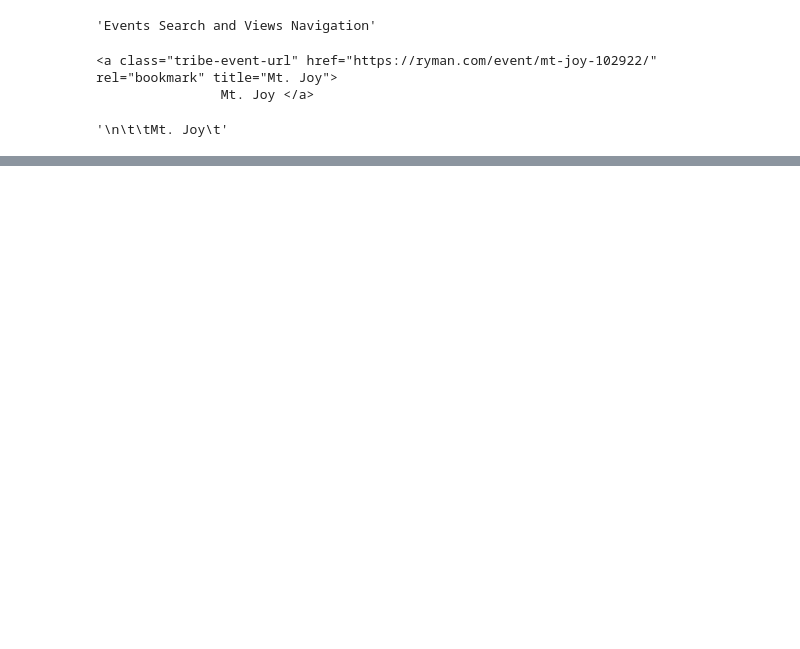
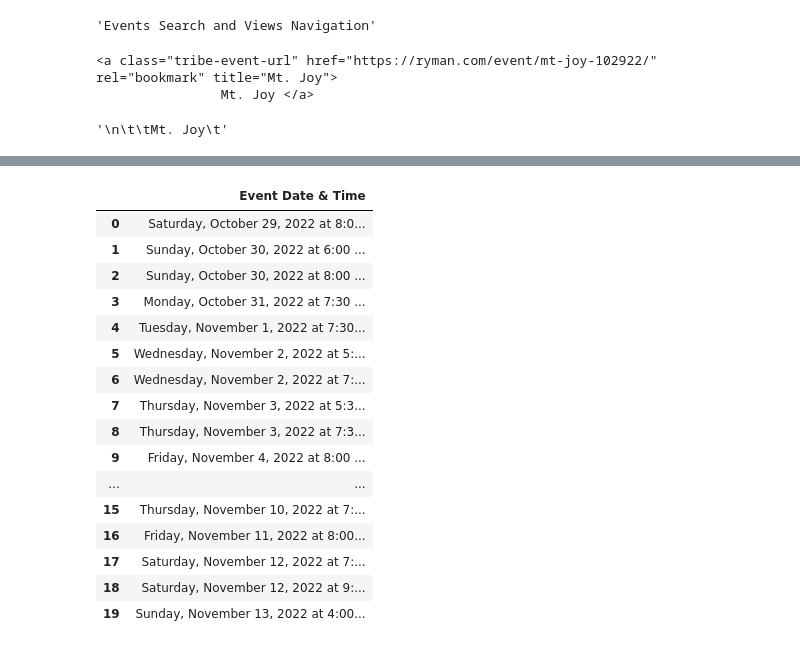
Before and after one commit to NSS-Data-Analytics-Cohort-7/web-scraping-ryman-dthomasson8, a Jupyter notebook: notebook/Ryman_Webscraping.ipynb, the cells around one changed output, grey strips where cells are left out. Cells and saved outputs as stored; diff of their text form; code cells hidden in the pictures; blank space fills up the shorter version.

```diff
--- a/notebook/Ryman_Webscraping.ipynb
+++ b/notebook/Ryman_Webscraping.ipynb
@@ -133,0 +159,20 @@ datetime_text =
+# %%
+datetime_df
+# %% [output]
+|  | Event Date & Time |
+| 0 | Saturday, October 29, 2022 at 8:0... |
+| 1 | Sunday, October 30, 2022 at 6:00 ... |
+| 2 | Sunday, October 30, 2022 at 8:00 ... |
+| 3 | Monday, October 31, 2022 at 7:30 ... |
+| 4 | Tuesday, November 1, 2022 at 7:30... |
+| 5 | Wednesday, November 2, 2022 at 5:... |
+| 6 | Wednesday, November 2, 2022 at 7:... |
+| 7 | Thursday, November 3, 2022 at 5:3... |
+| 8 | Thursday, November 3, 2022 at 7:3... |
+| 9 | Friday, November 4, 2022 at 8:00 ... |
+| ... | ... |
+| 15 | Thursday, November 10, 2022 at 7:... |
+| 16 | Friday, November 11, 2022 at 8:00... |
+| 17 | Saturday, November 12, 2022 at 7:... |
+| 18 | Saturday, November 12, 2022 at 9:... |
+| 19 | Sunday, November 13, 2022 at 4:00... |
```
Also changed, not shown: parts of 18 cells of this notebook.
